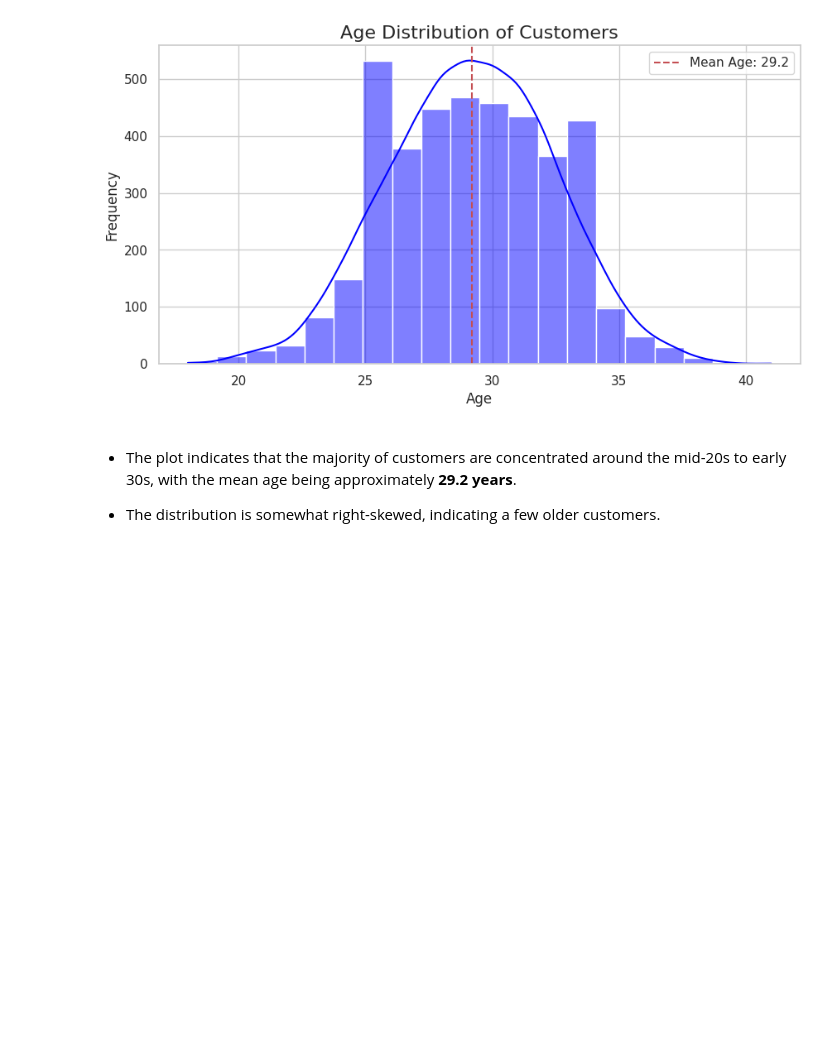
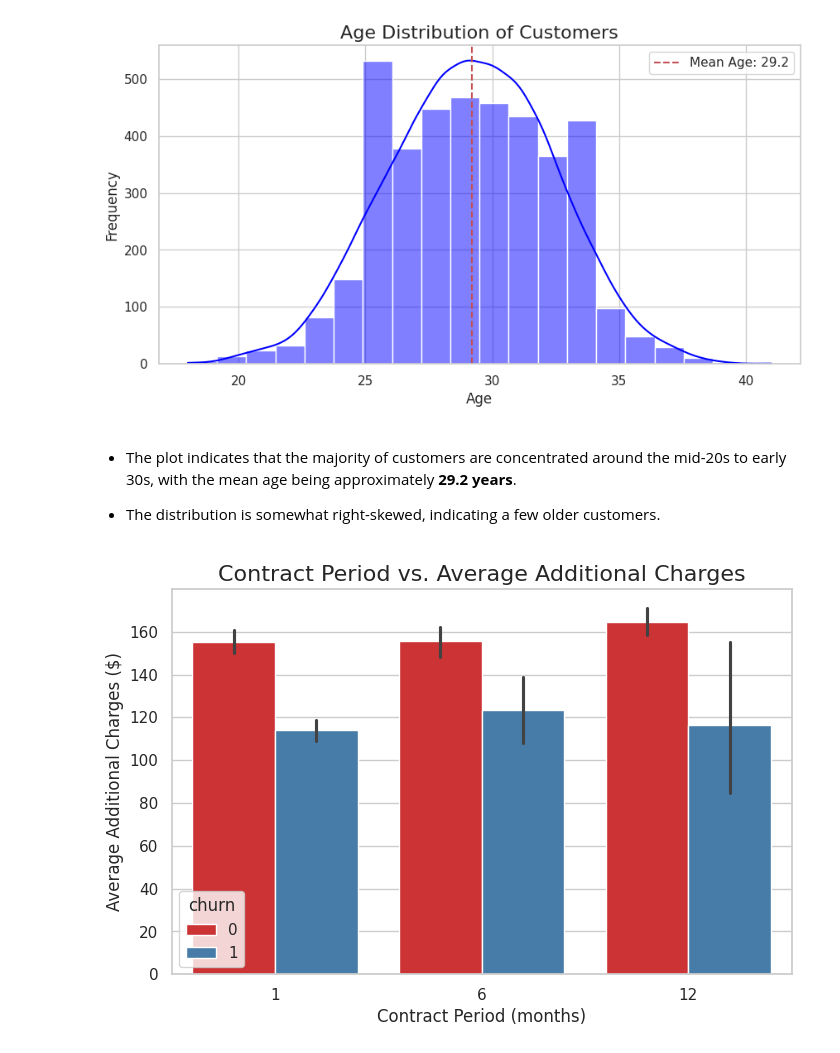
Before and after one commit to bhutto17/Fitness-Center-Retention-Analysis, a Jupyter notebook: Fitness_Center_Retention_Analysis.ipynb, the cells around one changed output. Drawn from its saved outputs; the diff is of its cells as text; code cells hidden in the pictures; blank space fills up the shorter version.

Commit message:
Visualized contract period vs. average additional charges with churn comparison

```diff
--- a/Fitness_Center_Retention_Analysis.ipynb
+++ b/Fitness_Center_Retention_Analysis.ipynb
@@ -227,3 +227,12 @@ plt.show()
 - The plot indicates that the majority of customers are concentrated around the mid-20s to early 30s, with the mean age being approximately **29.2 years**.
 
 - The distribution is somewhat right-skewed, indicating a few older customers.
+# %%
+plt.figure(figsize=(8, 5))
+sns.barplot(data=gym_data, x='contract_period', y='avg_additional_charges_total', hue='churn', palette='Set1')
+plt.title('Contract Period vs. Average Additional Charges', fontsize=16)
+plt.xlabel('Contract Period (months)')
+plt.ylabel('Average Additional Charges ($)')
+plt.show()
+# %% [output]
+[figure, added]
```
Also changed, not shown: parts of 1 cell of this notebook.
